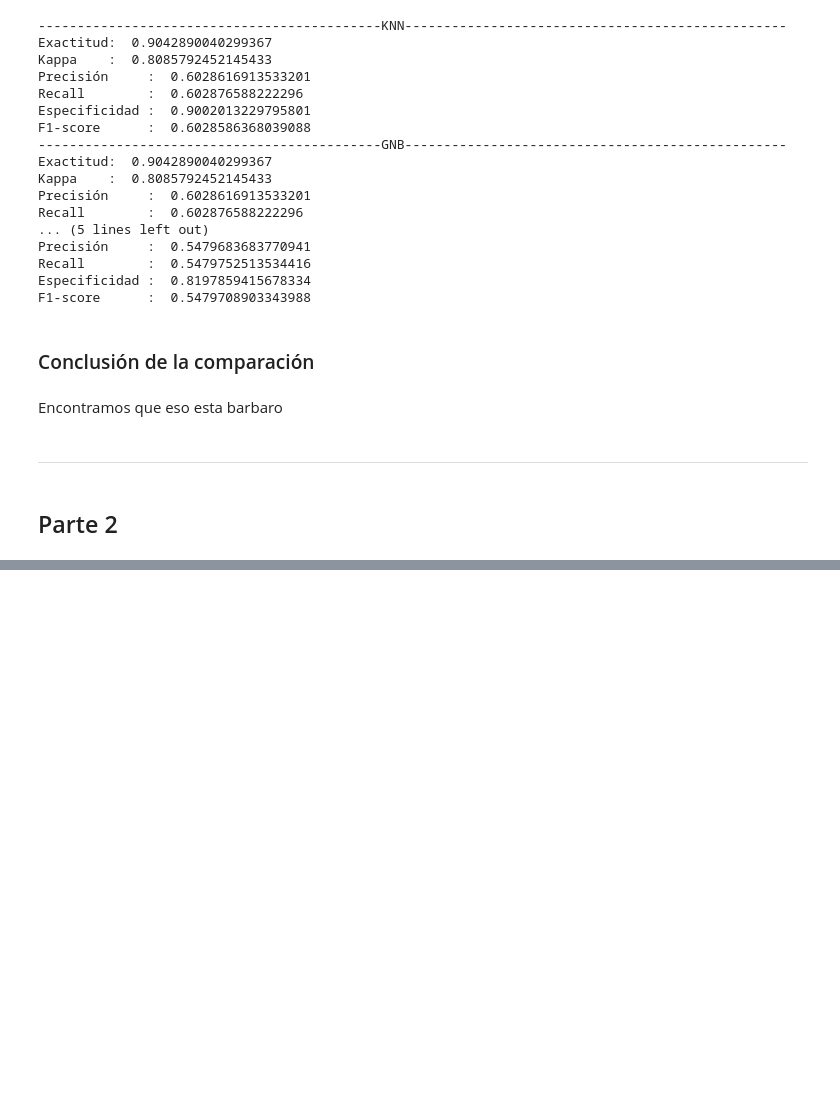
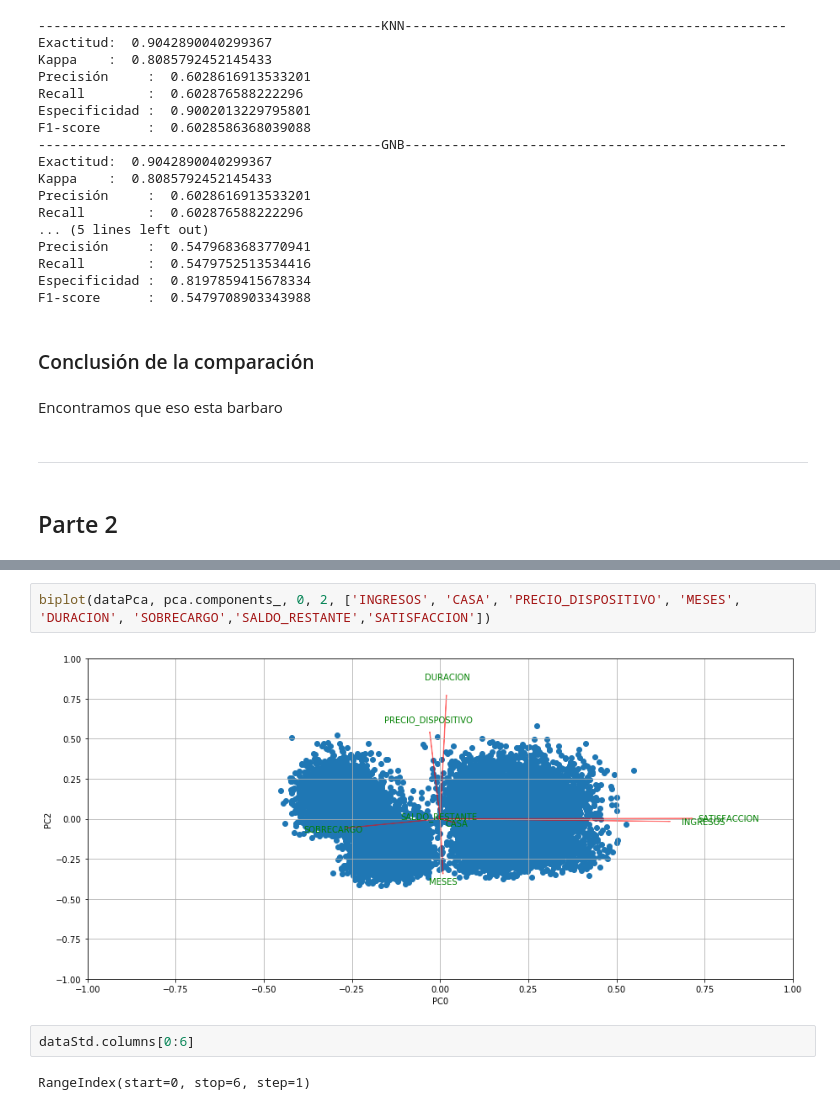
Before and after one commit to Jaiver2012/FinalAnalitica, a Jupyter notebook: Untitled.ipynb, the cells around one changed output, grey strips where cells are left out. Saved outputs shown, nothing was run; the diff lists cells and outputs as text; blank space fills up the shorter version.

```diff
--- a/Untitled.ipynb
+++ b/Untitled.ipynb
@@ -489,0 +637,8 @@ Encontramos que eso esta barbaro
+# %%
+biplot(dataPca, pca.components_, 0, 2, ['INGRESOS', 'CASA', 'PRECIO_DISPOSITIVO', 'MESES', 'DURACION', 'SOBRECARGO','SALDO_RESTANTE','SATISFACCION'])
+# %% [output]
+[figure, added]
+# %%
+dataStd.columns[0:6]
+# %% [output]
+RangeIndex(start=0, stop=6, step=1)
```
Also changed, not shown: parts of 28 cells of this notebook.
